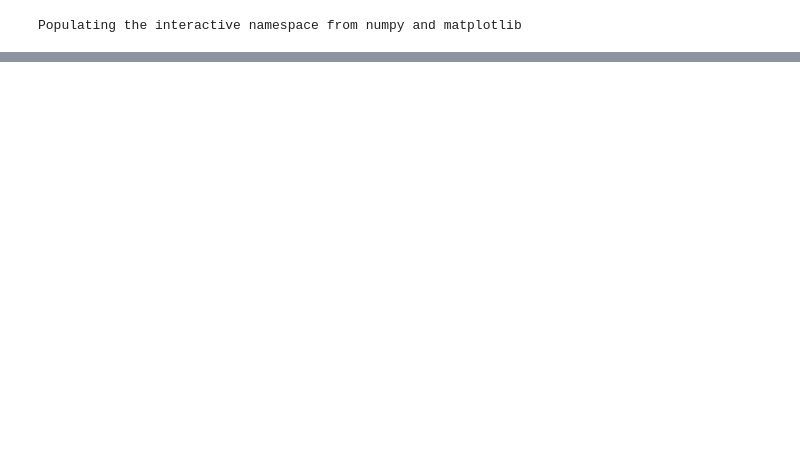
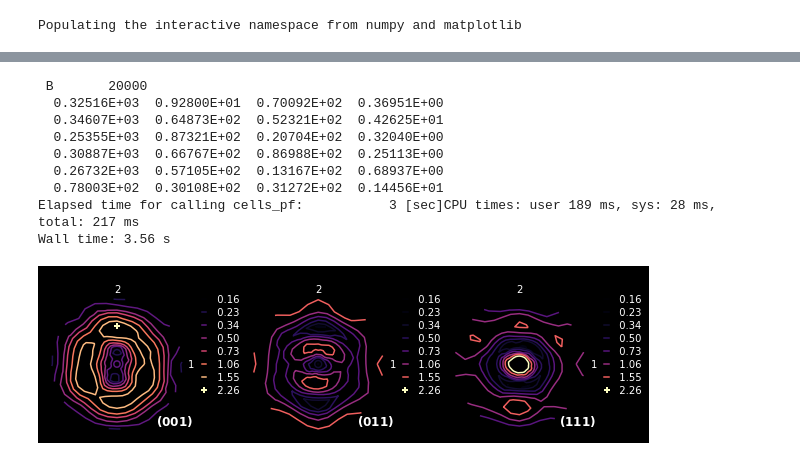
Before and after one commit to youngung/texture3, a Jupyter notebook: ipynb/mtex_odb_combine.ipynb, the cells around one changed output, grey strips where cells are left out. Drawn from its saved outputs; the diff is of its cells as text; code cells hidden in the pictures; blank space fills up the shorter version.

```diff
--- a/ipynb/mtex_odb_combine.ipynb
+++ b/ipynb/mtex_odb_combine.ipynb
@@ -48,0 +53,16 @@ Wall time: 3.88 s
+# %%
+%%time
+!cp ../src/cmb.f cmb.f&&gfortran cmb.f -o cmb&&./cmb&&head dum
+mypf=upf.polefigure(filename='dum',csym='cubic')
+fig=mypf.pf_new(poles=[[0,0,1],[0,1,1,],[1,1,1]],mode='line')
+# %% [output]
+ B       20000
+  0.32516E+03  0.92800E+01  0.70092E+02  0.36951E+00
+  0.34607E+03  0.64873E+02  0.52321E+02  0.42625E+01
+  0.25355E+03  0.87321E+02  0.20704E+02  0.32040E+00
+  0.30887E+03  0.66767E+02  0.86988E+02  0.25113E+00
+  0.26732E+03  0.57105E+02  0.13167E+02  0.68937E+00
+  0.78003E+02  0.30108E+02  0.31272E+02  0.14456E+01
+Elapsed time for calling cells_pf:           3 [sec]CPU times: user 189 ms, sys: 28 ms, total: 217 ms
+Wall time: 3.56 s
+[figure, added]
```
Also changed, not shown: parts of 4 cells of this notebook.
